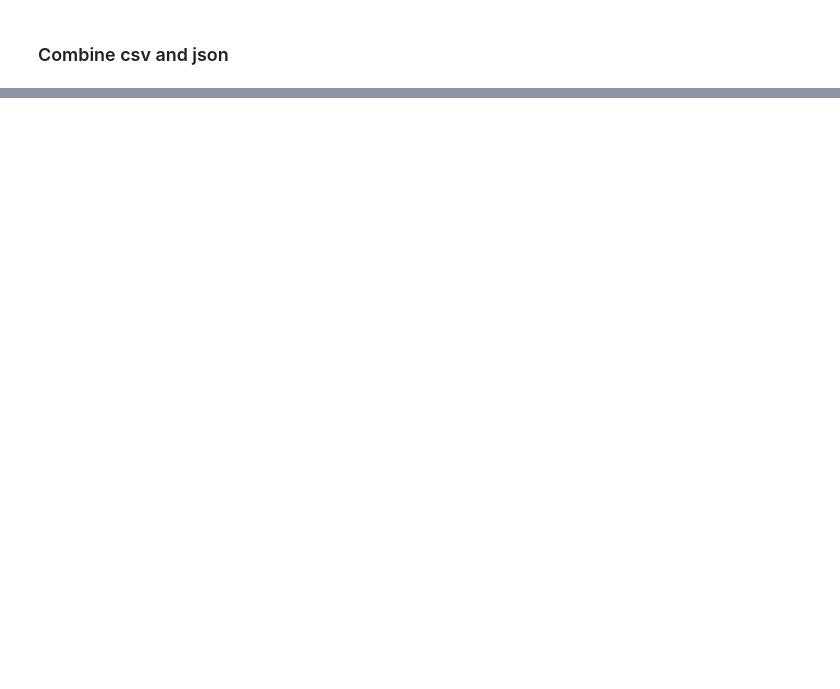
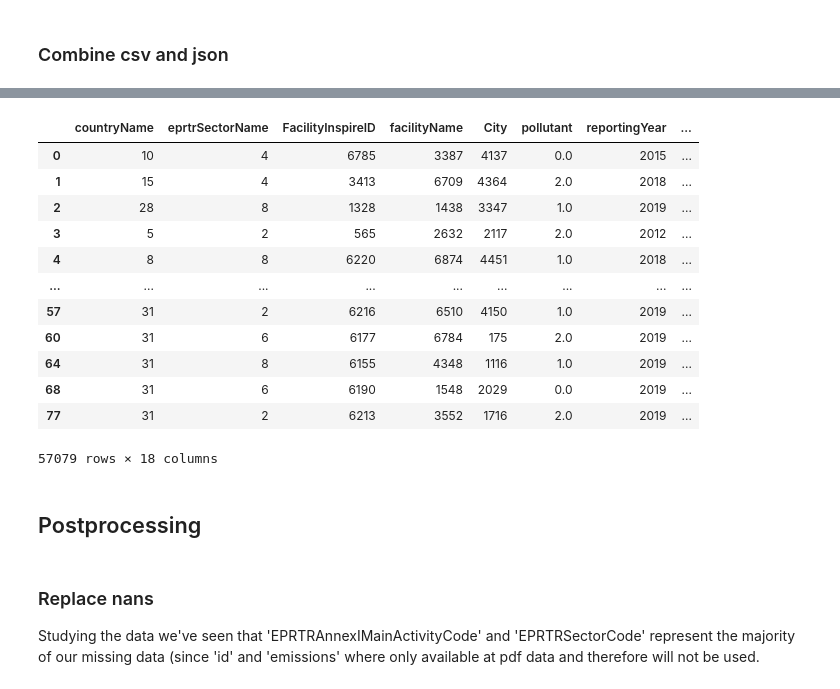
Before and after one commit to pgraciae/SchniderHack, a Jupyter notebook: main.ipynb, the cells around one changed output, grey strips where cells are left out. Drawn from its saved outputs; the diff is of its cells as text; code cells hidden in the pictures; blank space fills up the shorter version.

```diff
--- a/main.ipynb
+++ b/main.ipynb
@@ -59,4 +78,4 @@ for link in links:
 # %% [markdown]
 ### Combine csv and json
 # %%
-df_bo = pd.concat([train_csv, json_df])
+df_bo = pd.concat([df_csv, df_json])
@@ -64,0 +97,40 @@ df_bo = pd.concat([train_csv, json_df])
+# %%
+import pdfplumber
+
+def pdf_2_dict(pdf_path):
+    # Extract text from pdf file
+    with pdfplumber.open(pdf_path) as temp:
+        first_page = temp.pages[0]
+        text = first_page.extract_text()
+        text_list = text.split("\n")
+
+    # Create empty dict
+    pdf_dict = {}
+
+    # Generate new fields
+    pdf_dict["id"] = int(text_list[1].split()[1])
+    pdf_dict["facilityName"] = " ".join(text_list[2].split()[2:-1])
+    pdf_dict["FacilityInspireID"] = text_list[3].split()[1]
+    pdf_dict["countryName"] = " ".join(text_list[4].split("CONTINENT:")[0].split()[1:])
+    pdf_dict["CONTINENT"] = " ".join(text_list[4].split("CONTINENT:")[1:])[1:]
+    pdf_dict["City"] = " ".join(text_list[5].split()[1:])
+    pdf_dict["EPRTRSectorCode"] = int(" ".join(text_list[6].split("eprtrSectorName:")[0].split()[1:]))
+    pdf_dict["eprtrSectorName"] = " ".join(text_list[6].split("eprtrSectorName:")[1:])[1:]
+    pdf_dict["EPRTRAnnexIMainActivityCode"] = text_list[7].split(":")[1]
+    pdf_dict["targetRelease"] = " ".join(text_list[8].split("pollutant:")[0].split()[1:])
+    pdf_dict["pollutant"] = " ".join(text_list[8].split("pollutant:")[1:])[1:]
+    pdf_dict["emissions"] = float(text_list[9].split()[1].replace(",", "."))
+    pdf_dict["DAY"] = int(text_list[10].split()[1])
+    pdf_dict["MONTH"] = int(text_list[10].split()[3])
+    pdf_dict["reportingYear"] = int(text_list[10].split()[5])
+    pdf_dict["max_wind_speed"] = float(text_list[12].split()[1].replace(",", ".")) / 10e14
+    pdf_dict["min_wind_speed"] = float(text_list[12].split()[3].replace(",", ".")) / 10e14
+    pdf_dict["avg_wind_speed"] = float(text_list[12].split()[5].replace(",", ".")) / 10e14
+    pdf_dict["max_temp"] = float(text_list[13].split()[1].replace(",", ".")) / 10e14
+    pdf_dict["min_temp"] = float(text_list[13].split()[3].replace(",", ".")) / 10e14
+    pdf_dict["avg_temp"] = float(text_list[13].split()[5].replace(",", ".")) / 10e14
+    pdf_dict["DAY WITH FOGS"] = int(text_list[14].split()[-1])
+    pdf_dict["REPORTER NAME"] = text_list[15].split("REPORTER NAME:")[-1]
+    pdf_dict["CITY ID"] = text_list[16].split("CITY_ID ")[-1]
+
+    return pdf_dict
@@ -64,0 +175,22 @@ df_bo = pd.concat([train_csv, json_df])
+# %%
+df_final
+# %% [output]
+|  | countryName | eprtrSectorName | FacilityInspireID | facilityName | City | pollutant | reportingYear | ... |
+| 0 | 10 | 4 | 6785 | 3387 | 4137 | 0.0 | 2015 | ... |
+| 1 | 15 | 4 | 3413 | 6709 | 4364 | 2.0 | 2018 | ... |
+| 2 | 28 | 8 | 1328 | 1438 | 3347 | 1.0 | 2019 | ... |
+| 3 | 5 | 2 | 565 | 2632 | 2117 | 2.0 | 2012 | ... |
+| 4 | 8 | 8 | 6220 | 6874 | 4451 | 1.0 | 2018 | ... |
+| ... | ... | ... | ... | ... | ... | ... | ... | ... |
+| 57 | 31 | 2 | 6216 | 6510 | 4150 | 1.0 | 2019 | ... |
+| 60 | 31 | 6 | 6177 | 6784 | 175 | 2.0 | 2019 | ... |
+| 64 | 31 | 8 | 6155 | 4348 | 1116 | 1.0 | 2019 | ... |
+| 68 | 31 | 6 | 6190 | 1548 | 2029 | 0.0 | 2019 | ... |
+| 77 | 31 | 2 | 6213 | 3552 | 1716 | 2.0 | 2019 | ... |
+57079 rows × 18 columns
+# %% [markdown]
+## Postprocessing
+# %% [markdown]
+### Replace nans
+
+Studying the data we've seen that 'EPRTRAnnexIMainActivityCode' and 'EPRTRSectorCode' represent the majority of our missing data (since 'id' and 'emissions' where only available at pdf data and therefore will not be used.
```
Also changed, not shown: parts of 133 cells of this notebook, 2 other files.
